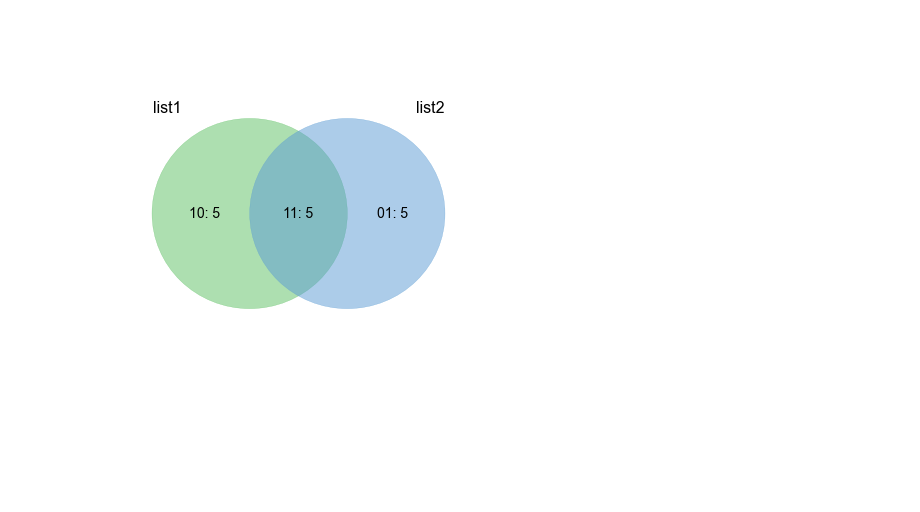
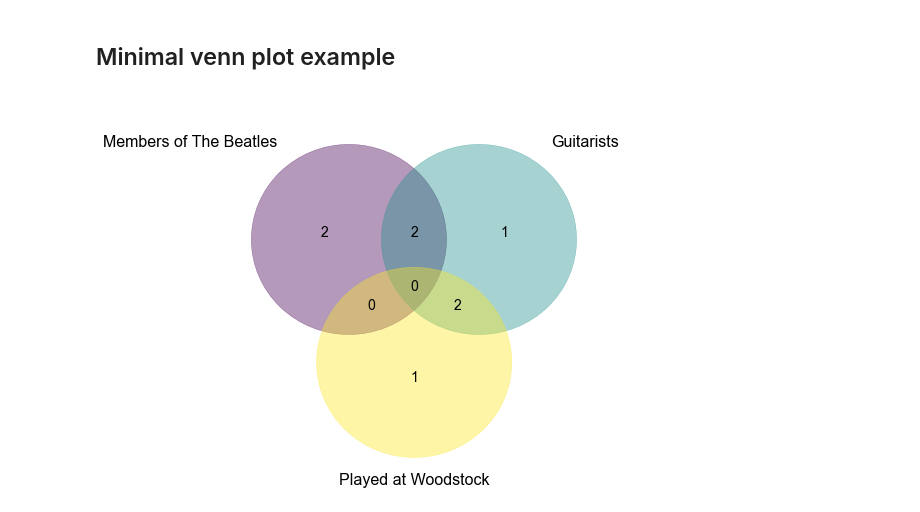
Before and after one commit to ShujiaHuang/geneview, a Jupyter notebook: docs/tutorial/venn.ipynb, the cells around one changed output. Saved outputs shown, nothing was run; the diff lists cells and outputs as text; code cells hidden in the pictures; blank space fills up the shorter version.

Commit message:
creat a full function for 2~6 sets venn plots.

```diff
--- a/docs/tutorial/venn.ipynb
+++ b/docs/tutorial/venn.ipynb
@@ -6,69 +6,14 @@ import pandas as pd
 import matplotlib.pyplot as plt
 
 from geneview import venn
+# %% [markdown]
+## Minimal venn plot example
 # %%
-from itertools import chain
-
-def get_labels(data, fill=["number"]):
-    """
-    get a dict of labels for groups in data
-
-    @type data: list[Iterable]
-    @rtype: dict[str, str]
-
-    input
-      data: data to get label for
-      fill: ["number"|"logic"|"percent"]
-
-    return
-      labels: a dict of labels for different sets
-
-    example:
-    In [12]: get_labels([range(10), range(5,15), range(3,8)], fill=["number"])
-    Out[12]:
-    {'001': '0',
-     '010': '5',
-     '011': '0',
-     '100': '3',
-     '101': '2',
-     '110': '2',
-     '111': '3'}
-    """
-
-    N = len(data)
-
-    sets_data = [set(data[i]) for i in range(N)]  # sets for separate groups
-    s_all = set(chain(*data))                     # union of all sets
-
-    # bin(3) --> '0b11', so bin(3).split('0b')[-1] will remove "0b"
-    set_collections = {}
-    for n in range(1, 2**N):
-        key = bin(n).split('0b')[-1].zfill(N)
-        value = s_all
-        sets_for_intersection = [sets_data[i] for i in range(N) if  key[i] == '1']
-        sets_for_difference = [sets_data[i] for i in range(N) if  key[i] == '0']
-        for s in sets_for_intersection:
-            value = value & s
-        for s in sets_for_difference:
-            value = value - s
-        set_collections[key] = value
-
-    labels = {k: "" for k in set_collections}
-    if "logic" in fill:
-        for k in set_collections:
-            labels[k] = k + ": "
-    if "number" in fill:
-        for k in set_collections:
-            labels[k] += str(len(set_collections[k]))
-    if "percent" in fill:
-        data_size = len(s_all)
-        for k in set_collections:
-            labels[k] += "(%.1f%%)" % (100.0 * len(set_collections[k]) / data_size)
-
-    return labels
+musicians = {
+    "Members of The Beatles": {"Paul McCartney", "John Lennon", "George Harrison", "Ringo Starr"},
+    "Guitarists": {"John Lennon", "George Harrison", "Jimi Hendrix", "Eric Clapton", "Carlos Santana"},
+    "Played at Woodstock": {"Jimi Hendrix", "Carlos Santana", "Keith Moon"}
+}
+ax = venn(musicians)  # the list names of petals are set to be the `list(musicians.keys())` by default.
+# %% [output]
+[figure, added]
-# %%
-labels = get_labels([ range(10), range(5, 15)], fill=['number', 'logic'])
-f, ax = plt.subplots(figsize=(7, 7))
-ax = venn(labels, dataset_labels=['list1', 'list2'])
-# %% [output]
-[figure, removed]
```
Also changed, not shown: parts of 12 cells of this notebook, 2 other files.
